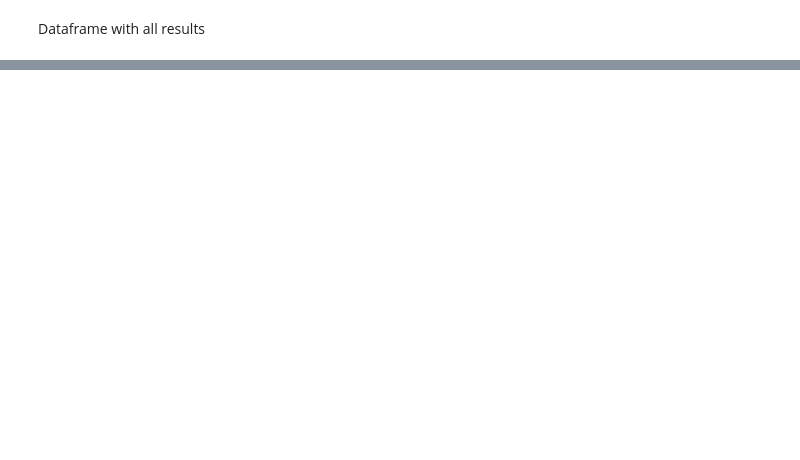
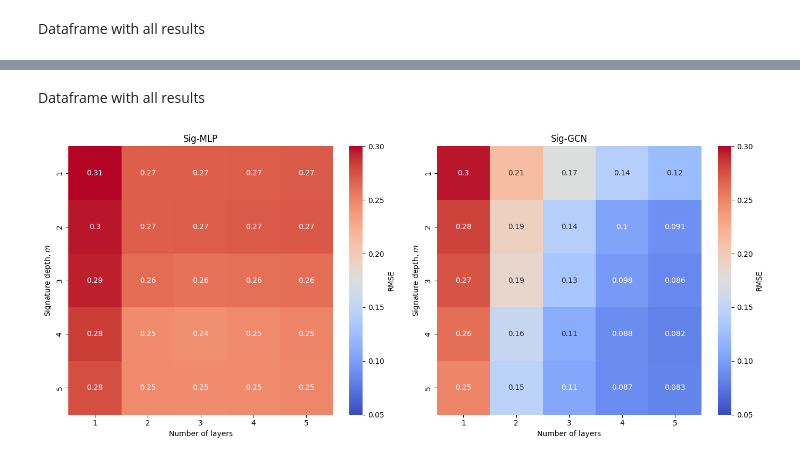
Before and after one commit to hans-riess/pygsig, a Jupyter notebook: brownian-1d.ipynb, the cells around one changed output, grey strips where cells are left out. Cells and saved outputs as stored; diff of their text form; code cells hidden in the pictures; blank space fills up the shorter version.

```diff
--- a/brownian-1d.ipynb
+++ b/brownian-1d.ipynb
@@ -376,0 +594,2 @@ df = pd.DataFrame(data)
+# %% [markdown]
+Dataframe with all results
@@ -376,0 +631,27 @@ df = pd.DataFrame(data)
+# %%
+import pandas as pd
+
+df_gcn = pd.read_json('results/brownian_gcn_1d_3b.json')
+df_mlp = pd.read_json('results/brownian_mlp_1d_3b.json')
+# %%
+import seaborn as sns
+import matplotlib.pyplot as plt
+
+fig, (ax1, ax2) = plt.subplots(1, 2, figsize=(14, 6))
+
+pivot_table_gcn = df_gcn.pivot_table(values="RMSE", index="SigDepth", columns="NumLayers")
+sns.heatmap(pivot_table_gcn, annot=True, cmap="coolwarm", cbar_kws={'label': 'RMSE'}, ax=ax2, vmin=0.05, vmax=0.3)
+ax2.set_xlabel('Number of layers')
+ax2.set_ylabel('Signature depth, $m$')
+ax2.set_title('Sig-GCN')
+
+pivot_table_mlp = df_mlp.pivot_table(values="RMSE", index="SigDepth", columns="NumLayers")
+sns.heatmap(pivot_table_mlp, annot=True, cmap="coolwarm", cbar_kws={'label': 'RMSE'}, ax=ax1, vmin=0.05, vmax=0.3)
+ax1.set_xlabel('Number of layers')
+ax1.set_ylabel('Signature depth, $m$')
+ax1.set_title('Sig-MLP')
+
+
+plt.tight_layout()
+# %% [output]
+[figure, added]
```
Also changed, not shown: parts of 15 cells of this notebook, 14 other files.
